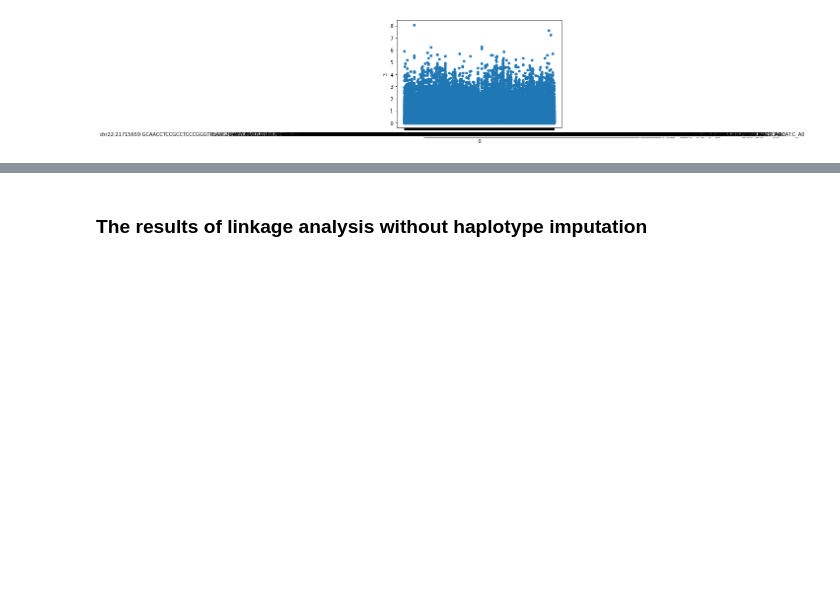
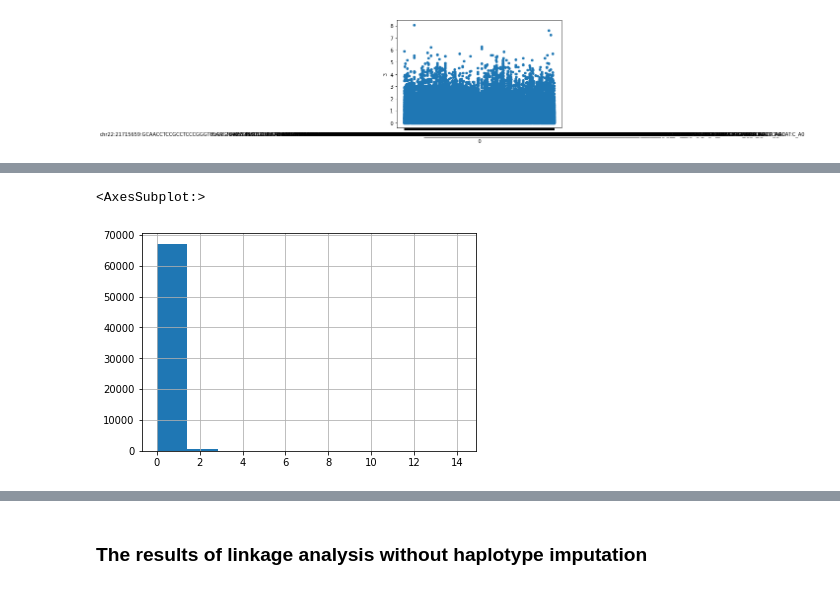
Before and after one commit to gaow/SEQLinkage, a Jupyter notebook: nbs/Result_summary_python.ipynb, the cells around one changed output, grey strips where cells are left out. Cells and saved outputs as stored; diff of their text form; code cells hidden in the pictures; blank space fills up the shorter version.

```diff
--- a/nbs/Result_summary_python.ipynb
+++ b/nbs/Result_summary_python.ipynb
@@ -318,0 +379,5 @@ sum(tmp.LOD>3.3)
+# %%
+smy_ress[3].hist()
+# %% [output]
+<AxesSubplot:>
+[figure, added]
```
Also changed, not shown: parts of 25 cells of this notebook, 8 other files.
